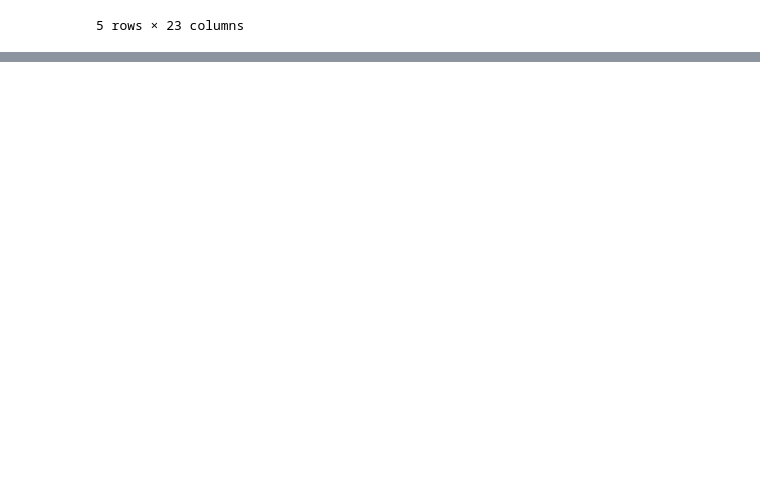
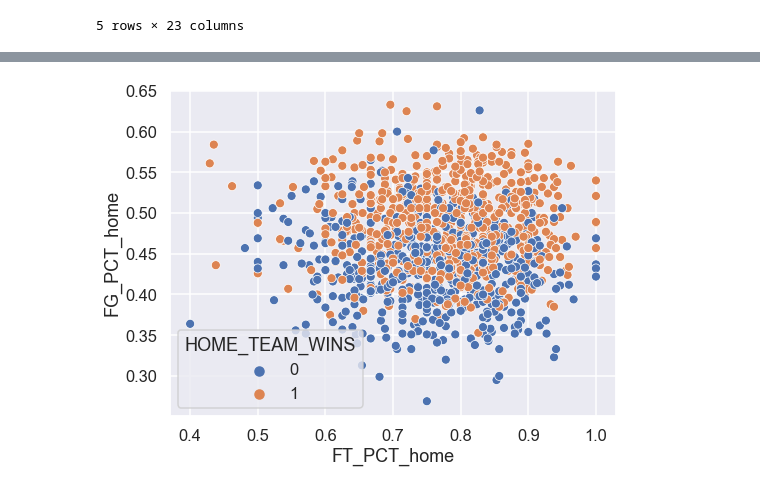
Before and after one commit to apainintheneck/nba-data-science, a Jupyter notebook: project_update.ipynb, the cells around one changed output, grey strips where cells are left out. Cells and saved outputs as stored; diff of their text form; code cells hidden in the pictures; blank space fills up the shorter version.

```diff
--- a/project_update.ipynb
+++ b/project_update.ipynb
@@ -182,2 +145,4 @@ df.sort_values(by=df.columns[1])
 # %%
-sns.scatterplot(x="FT_PCT_home", y="HOME_TEAM_WINS", hue="coloring_group", data=df)
+sns.scatterplot(x="FT_PCT_home", y="FG_PCT_home", hue='HOME_TEAM_WINS', data=df);
+# %% [output]
+[figure, added]
```
Also changed, not shown: parts of 23 cells of this notebook.
